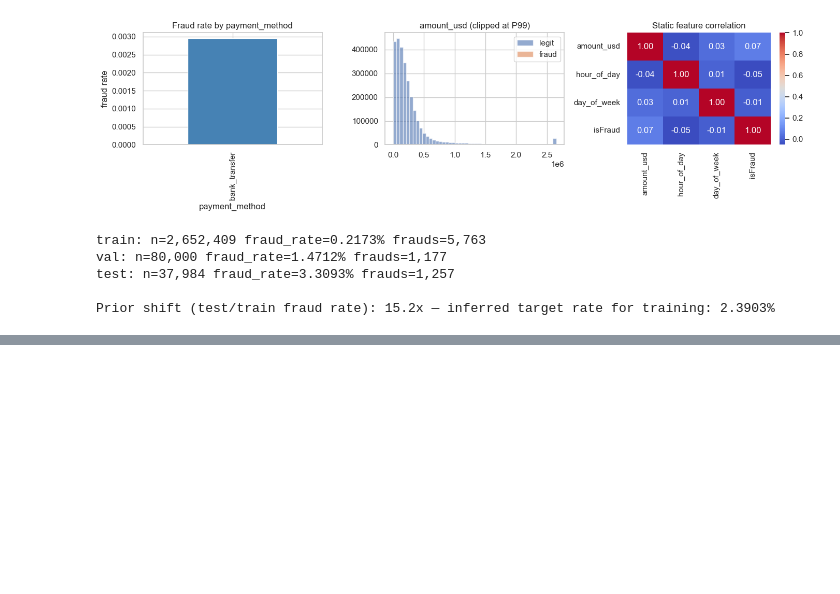
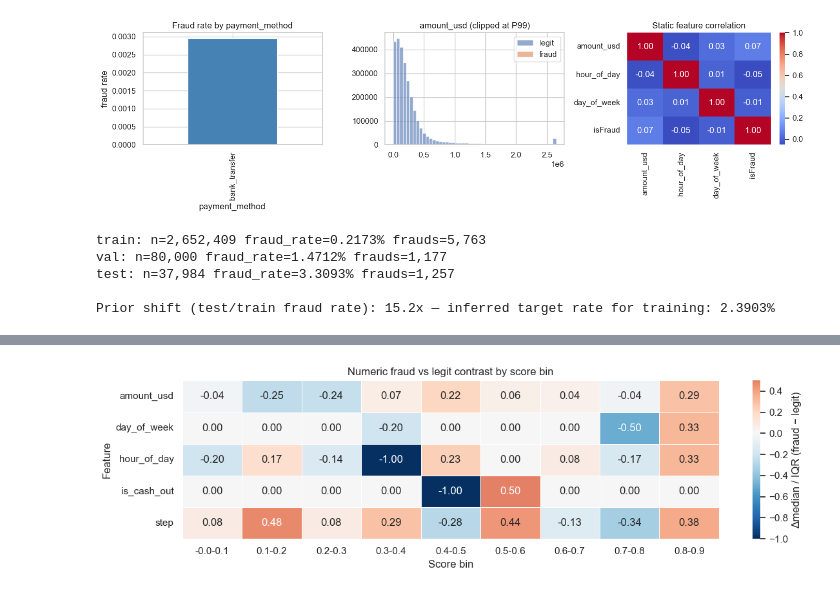
Before and after one commit to mnaufaldr01/real-time-fraud-detection, a Jupyter notebook: models/model-training.ipynb, the cells around one changed output, grey strips where cells are left out. Saved outputs shown, nothing was run; the diff lists cells and outputs as text; code cells hidden in the pictures; blank space fills up the shorter version.

```diff
--- a/models/model-training.ipynb
+++ b/models/model-training.ipynb
@@ -431,0 +559,85 @@ Threshold trade-off (validation, n=80,000, frauds=1,177):
+# %%
+PROFILE_COLS = NUMERIC_FEATURES + CATEGORICAL_FEATURES
+val_profile = val[PROFILE_COLS].copy()
+
+val_bin_contrasts = print_score_bin_contrast_report(
+    "validation",
+    val_profile,
+    y_val_arr,
+    val_prob,
+    n_bins=10,
+    binning="uniform",
+    min_frauds=5,
+    min_legit=100,
+    top_n=5,
+)
+
+numeric_contrast = val_bin_contrasts[val_bin_contrasts["kind"] == "numeric"].copy()
+if not numeric_contrast.empty:
+    col_order = val_bin_uniform.sort_values("score_min")["score_range"].tolist()
+    pivot = numeric_contrast.pivot_table(
+        index="feature",
+        columns="score_range",
+        values="effect_size",
+        aggfunc="first",
+    )
+    pivot = pivot[[c for c in col_order if c in pivot.columns]]
+    plt.figure(figsize=(12, max(3.5, 0.4 * len(pivot))))
+    sns.heatmap(
+        pivot,
+        annot=True,
+        fmt=".2f",
+        cmap="RdBu_r",
+        center=0,
+        linewidths=0.5,
+        cbar_kws={"label": "Δmedian / IQR (fraud − legit)"},
+    )
+    plt.title("Numeric fraud vs legit contrast by score bin")
+    plt.ylabel("Feature")
+    plt.xlabel("Score bin")
+    plt.tight_layout()
+    plt.show()
+
+# Deep-dive: top 3 bins by fraud count
+focus_bins = (
+    val_bin_uniform[val_bin_uniform["frauds"] >= 5]
+    .sort_values("frauds", ascending=False)
+    .head(3)
+)
+for _, brow in focus_bins.iterrows():
+    sr = brow["score_range"]
+    sub = numeric_contrast[numeric_contrast["score_range"] == sr].copy()
+    if sub.empty:
+        continue
+    sub["_abs"] = sub["effect_size"].abs()
+    top = sub.nlargest(4, "_abs")
+    labels = top["feature"].tolist()
+    x = np.arange(len(labels))
+    width = 0.35
+    fig, ax = plt.subplots(figsize=(8, 3.5))
+    ax.bar(x - width / 2, top["legit_stat"], width, label="legit median", color="steelblue")
+    ax.bar(x + width / 2, top["fraud_stat"], width, label="fraud median", color="crimson")
+    ax.set_xticks(x)
+    ax.set_xticklabels(labels, rotation=25, ha="right")
+    ax.set_title(f"Bin {sr}: top numeric differentiators (n_fraud={int(brow['frauds']):,})")
+    ax.legend()
+    plt.tight_layout()
+    plt.show()
+
+cat_contrast = val_bin_contrasts[val_bin_contrasts["kind"] == "categorical"].copy()
+if not cat_contrast.empty:
+    cat_top = (
+        cat_contrast.assign(_abs=cat_contrast["effect_size"].abs())
+        .sort_values(["score_min", "_abs"], ascending=[True, False])
+        .groupby("score_range", as_index=False)
+        .head(3)[
+            ["score_range", "feature", "level", "fraud_stat", "legit_stat", "contrast"]
+        ]
+    )
+    cat_show = cat_top.copy()
+    cat_show["fraud_stat"] = cat_show["fraud_stat"].map("{:.1%}".format)
+    cat_show["legit_stat"] = cat_show["legit_stat"].map("{:.1%}".format)
+    cat_show["contrast"] = cat_show["contrast"].map("{:+.1%}".format)
+    print("\nTop categorical contrasts per bin:", flush=True)
+    print(cat_show.to_string(index=False), flush=True)
+# %% [output]
@@ -431,0 +661 @@ Threshold trade-off (validation, n=80,000, frauds=1,177):
+[figure, added]
```
Also changed, not shown: parts of 9 cells of this notebook, 11 other files.
